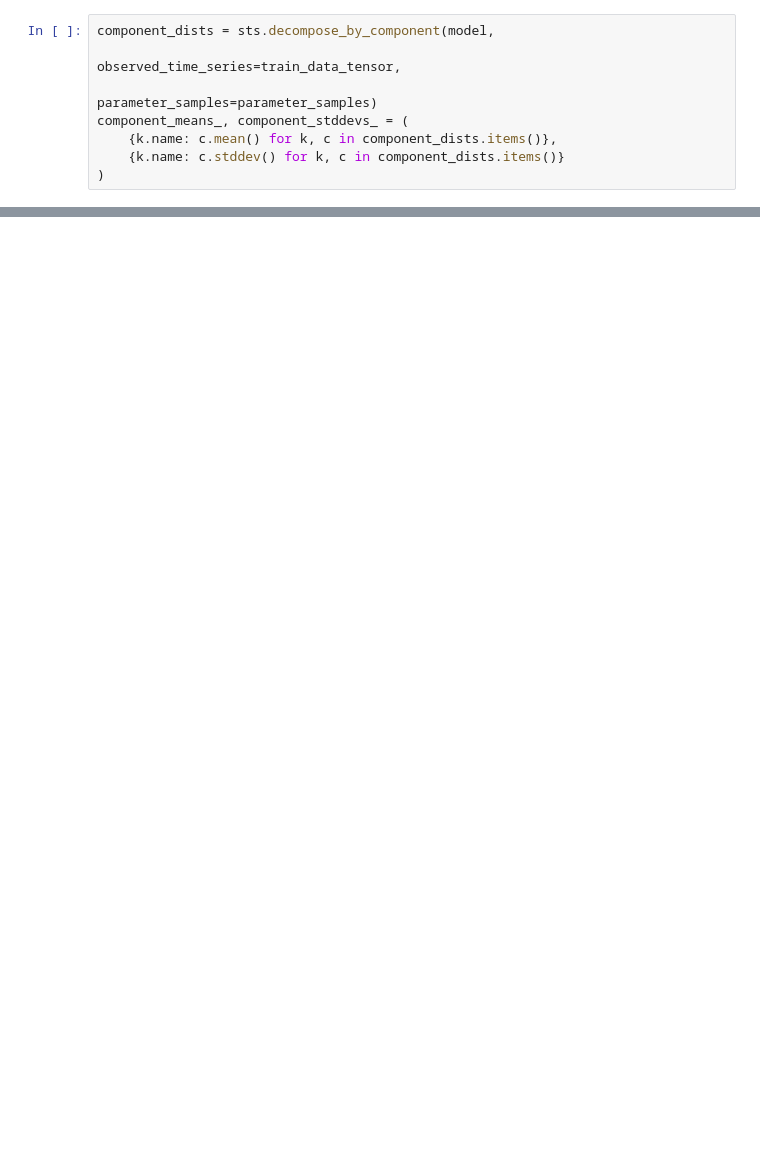
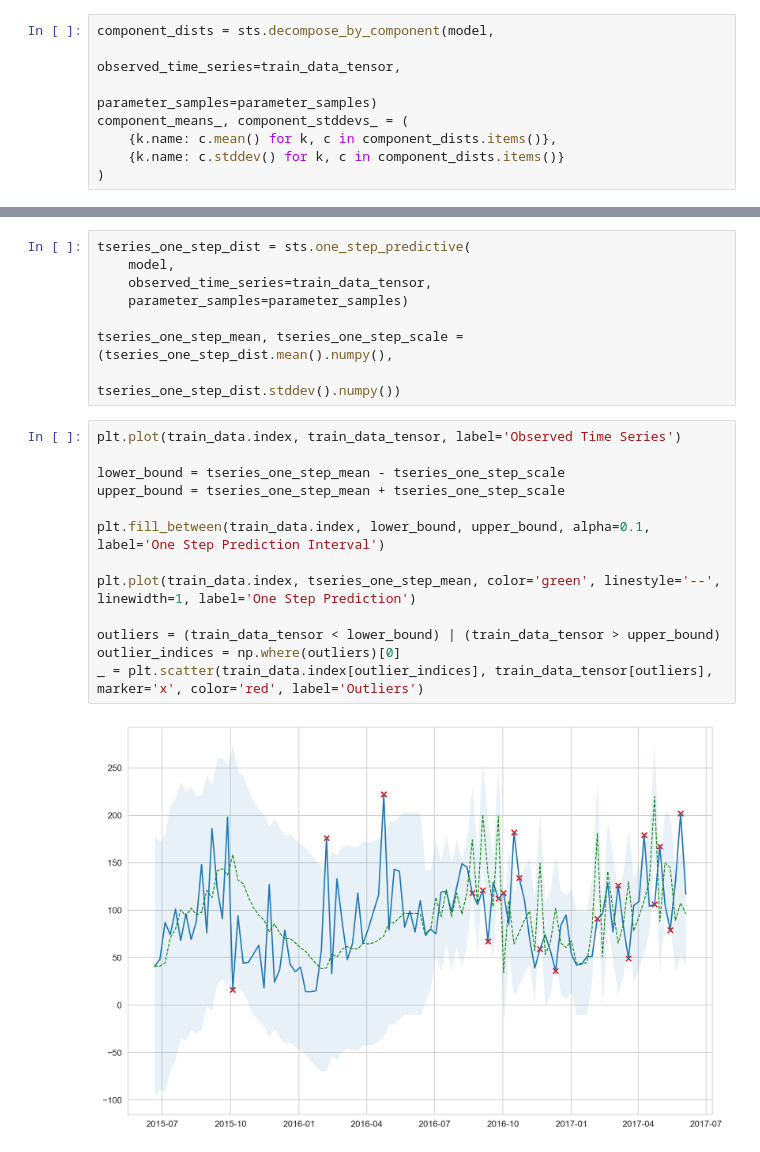
Before and after one commit to vasily-kartashov/time-series-with-bayesian-modelling, a Jupyter notebook: part-07.ipynb, the cells around one changed output, grey strips where cells are left out. Cells and saved outputs as stored; diff of their text form; blank space fills up the shorter version.

```diff
--- a/part-07.ipynb
+++ b/part-07.ipynb
@@ -123,0 +124,23 @@ for i, component_name in enumerate(component_means_.keys()):
+# %%
+tseries_one_step_dist = sts.one_step_predictive(
+    model,
+    observed_time_series=train_data_tensor,
+    parameter_samples=parameter_samples)
+
+tseries_one_step_mean, tseries_one_step_scale = (tseries_one_step_dist.mean().numpy(),
+                                                 tseries_one_step_dist.stddev().numpy())
+# %%
+plt.plot(train_data.index, train_data_tensor, label='Observed Time Series')
+
+lower_bound = tseries_one_step_mean - tseries_one_step_scale
+upper_bound = tseries_one_step_mean + tseries_one_step_scale
+
+plt.fill_between(train_data.index, lower_bound, upper_bound, alpha=0.1, label='One Step Prediction Interval')
+
+plt.plot(train_data.index, tseries_one_step_mean, color='green', linestyle='--', linewidth=1, label='One Step Prediction')
+
+outliers = (train_data_tensor < lower_bound) | (train_data_tensor > upper_bound)
+outlier_indices = np.where(outliers)[0]
+_ = plt.scatter(train_data.index[outlier_indices], train_data_tensor[outliers], marker='x', color='red', label='Outliers')
+# %% [output]
+[figure, added]
```
Also changed, not shown: parts of 6 cells of this notebook.
